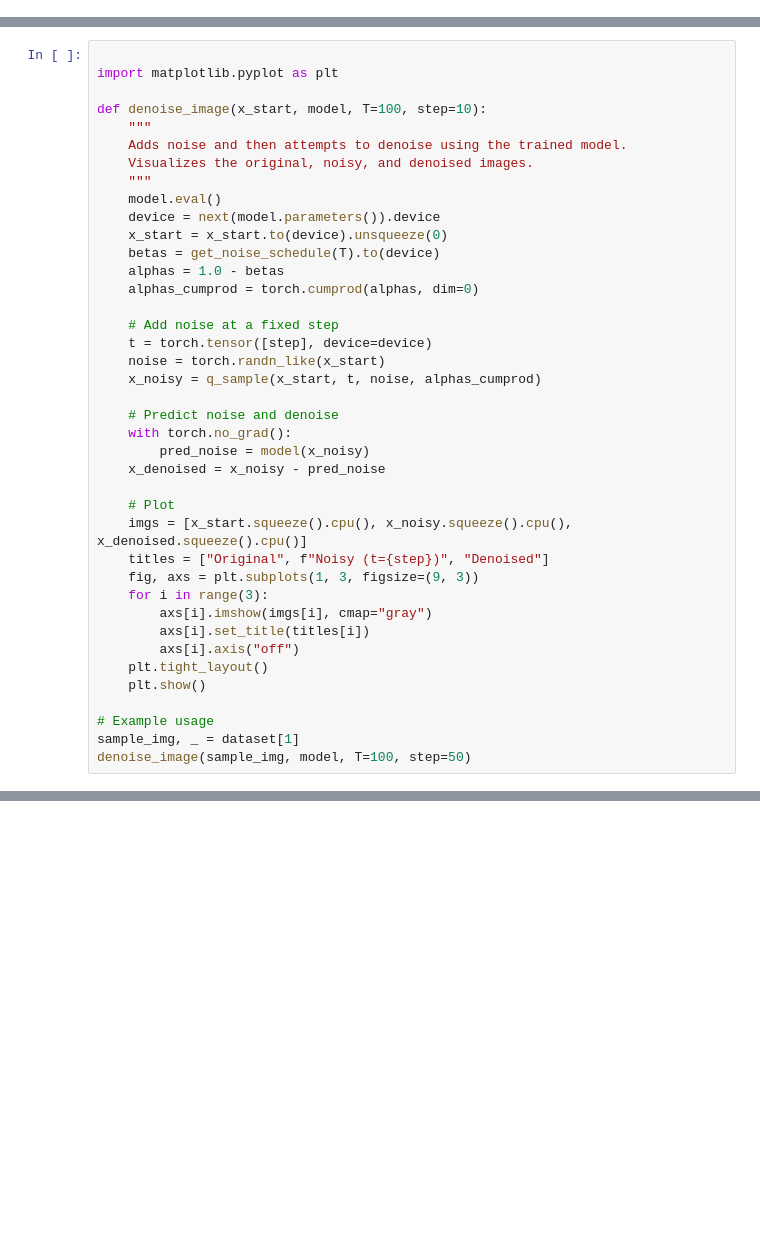
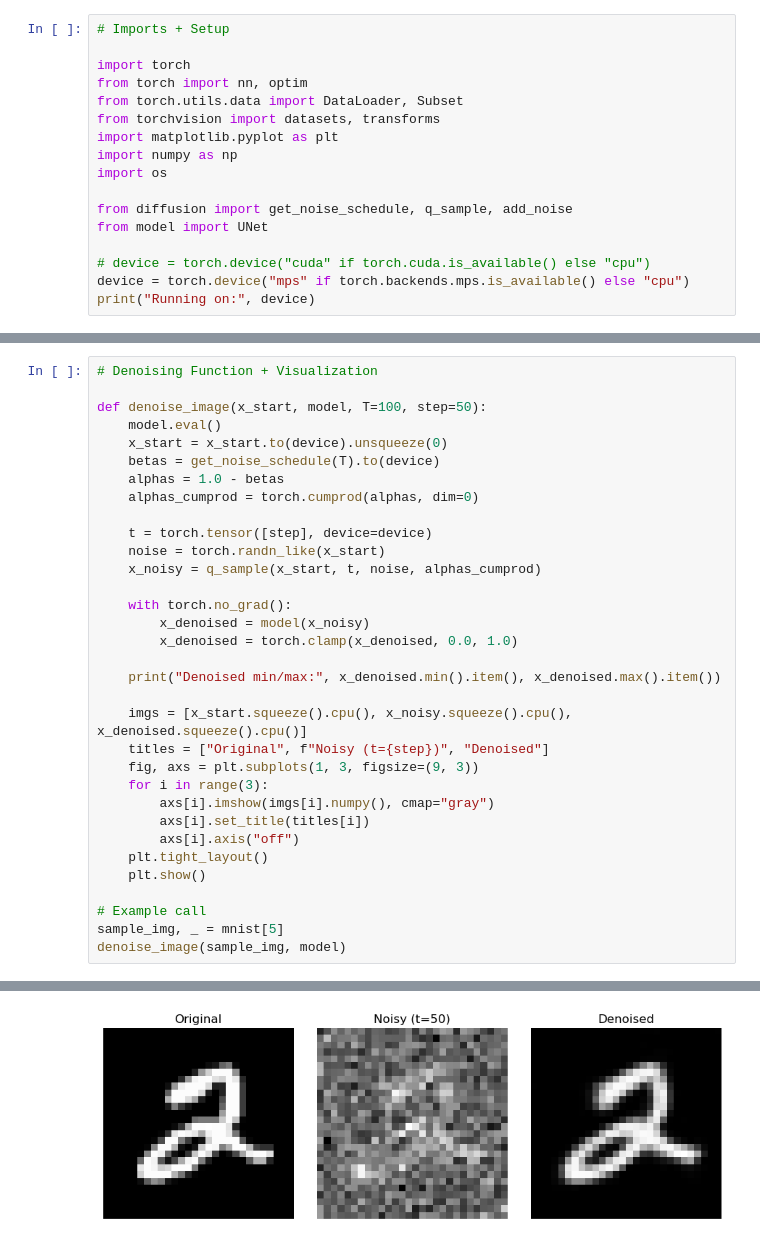
Before and after one commit to tr-nukala/pytorch_diffusion, a Jupyter notebook: src/Diffusion_Demo.ipynb, the cells around one changed output, grey strips where cells are left out. Drawn from its saved outputs; the diff is of its cells as text; blank space fills up the shorter version.

```diff
--- a/src/Diffusion_Demo.ipynb
+++ b/src/Diffusion_Demo.ipynb
@@ -5,0 +8,17 @@
+# %%
+# Imports + Setup
+
+import torch
+from torch import nn, optim
+from torch.utils.data import DataLoader, Subset
+from torchvision import datasets, transforms
+import matplotlib.pyplot as plt
+import numpy as np
+import os
+
+from diffusion import get_noise_schedule, q_sample, add_noise
+from model import UNet
+
+# device = torch.device("cuda" if torch.cuda.is_available() else "cpu")
+device = torch.device("mps" if torch.backends.mps.is_available() else "cpu")
+print("Running on:", device)
@@ -83,40 +153,34 @@ model.eval()
 # %%
+# Denoising Function + Visualization
 
-import matplotlib.pyplot as plt
-
-def denoise_image(x_start, model, T=100, step=10):
-    """
-    Adds noise and then attempts to denoise using the trained model.
-    Visualizes the original, noisy, and denoised images.
-    """
+def denoise_image(x_start, model, T=100, step=50):
     model.eval()
-    device = next(model.parameters()).device
     x_start = x_start.to(device).unsqueeze(0)
     betas = get_noise_schedule(T).to(device)
     alphas = 1.0 - betas
     alphas_cumprod = torch.cumprod(alphas, dim=0)
 
-    # Add noise at a fixed step
     t = torch.tensor([step], device=device)
     noise = torch.randn_like(x_start)
     x_noisy = q_sample(x_start, t, noise, alphas_cumprod)
 
-    # Predict noise and denoise
     with torch.no_grad():
-        pred_noise = model(x_noisy)
-    x_denoised = x_noisy - pred_noise
+        x_denoised = model(x_noisy)
+        x_denoised = torch.clamp(x_denoised, 0.0, 1.0)
 
-    # Plot
+    print("Denoised min/max:", x_denoised.min().item(), x_denoised.max().item())
+
     imgs = [x_start.squeeze().cpu(), x_noisy.squeeze().cpu(), x_denoised.squeeze().cpu()]
     titles = ["Original", f"Noisy (t={step})", "Denoised"]
     fig, axs = plt.subplots(1, 3, figsize=(9, 3))
     for i in range(3):
-        axs[i].imshow(imgs[i], cmap="gray")
+        axs[i].imshow(imgs[i].numpy(), cmap="gray")
         axs[i].set_title(titles[i])
         axs[i].axis("off")
     plt.tight_layout()
     plt.show()
 
-# Example usage
-sample_img, _ = dataset[1]
-denoise_image(sample_img, model, T=100, step=50)
+# Example call
+sample_img, _ = mnist[5]
+denoise_image(sample_img, model)
+# %% [output]
@@ -122,0 +188 @@ denoise_image(sample_img, model, T=100, step=50)
+[figure, added]
```
Also changed, not shown: parts of 10 cells of this notebook.
